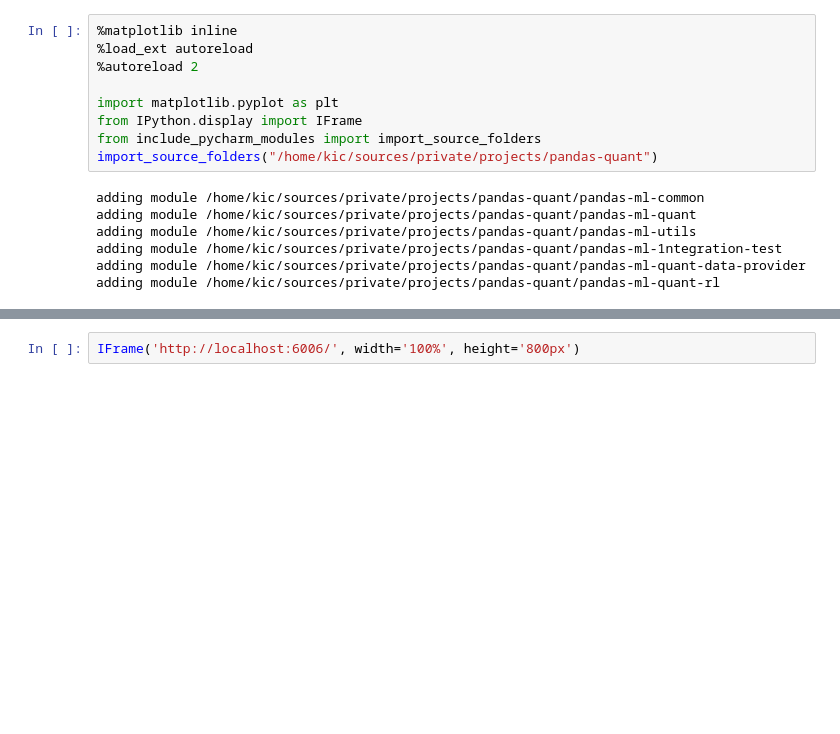
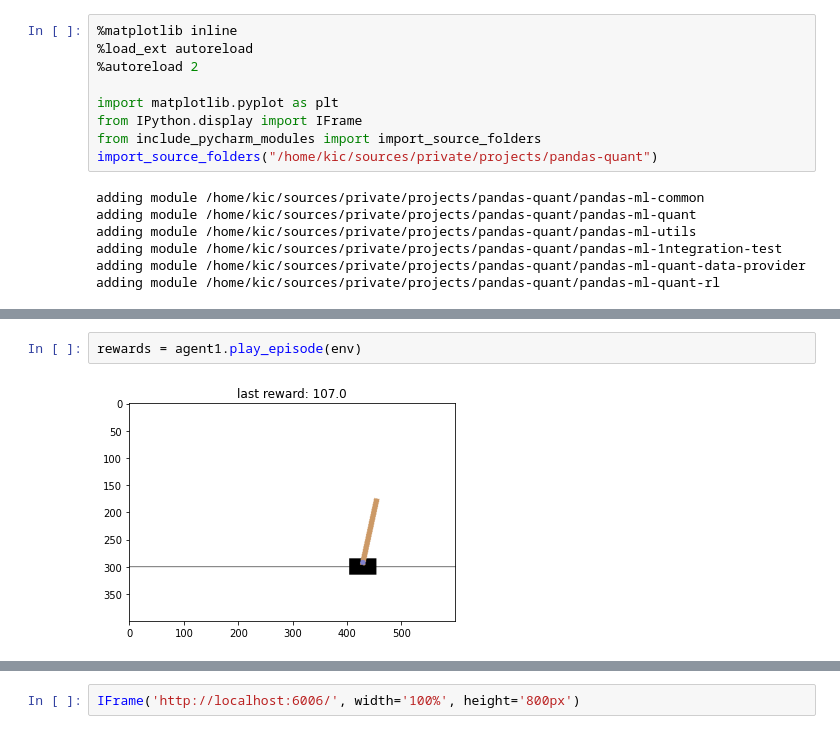
Before and after one commit to KIC/pandas-ml-quant, a Jupyter notebook: pandas-ml-quant-rl/notebooks/CartPole.ipynb, the cells around one changed output, grey strips where cells are left out. Saved outputs shown, nothing was run; the diff lists cells and outputs as text; blank space fills up the shorter version.

```diff
--- a/pandas-ml-quant-rl/notebooks/CartPole.ipynb
+++ b/pandas-ml-quant-rl/notebooks/CartPole.ipynb
@@ -71,6 +71,10 @@ Solved 102.44968986406519 in 548 episodes
 IFrame('http://localhost:6006/', width='100%', height='800px')
 # %% [output]
 [interactive output not drawn]
+# %%
+rewards = agent1.play_episode(env)
+# %% [output]
+[figure, added]
 # %%
 import torch.nn as nn
 from torch.optim import RMSprop
```
Also changed, not shown: parts of 9 cells of this notebook, 8 other files.
